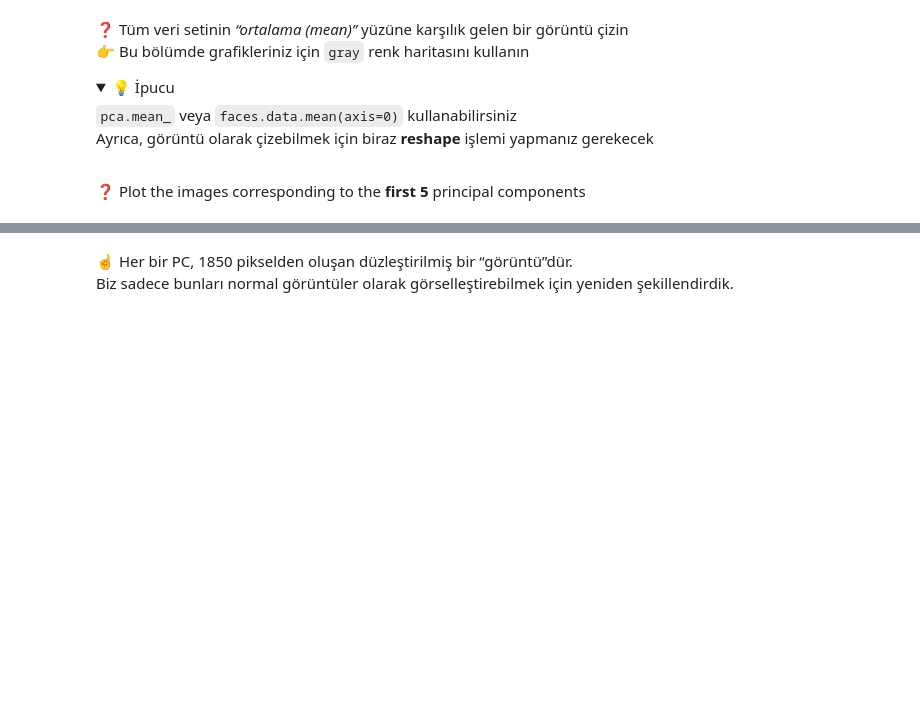
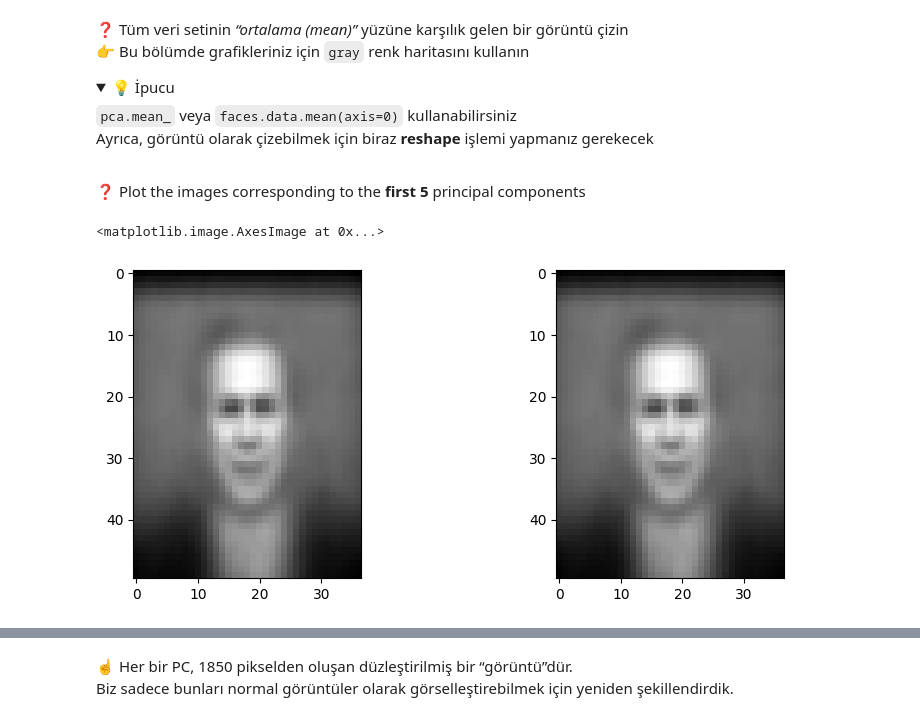
Before and after one commit to selenaksit-afk/S17D3-S-data-face-recoginition, a Jupyter notebook: face_recognition.ipynb, the cells around one changed output, grey strips where cells are left out. Cells and saved outputs as stored; diff of their text form; code cells hidden in the pictures; folded sections open; blank space fills up the shorter version.

```diff
--- a/face_recognition.ipynb
+++ b/face_recognition.ipynb
@@ -229,0 +243,7 @@ Ayrıca, görüntü olarak çizebilmek için biraz **reshape** işlemi yapmanız
+# %%
+fig, axs = plt.subplots (1, 2, figsize=(10,4))
+axs[0].imshow( pca.mean_.reshape(50, 37), cmap=plt.cm.gray)
+axs[1].imshow( faces.data.mean(axis=0).reshape(50, 37), cmap=plt.cm.gray)
+# %% [output]
+<matplotlib.image.AxesImage at 0x...>
+[figure, added]
```
Also changed, not shown: parts of 17 cells of this notebook, 1 other file.
